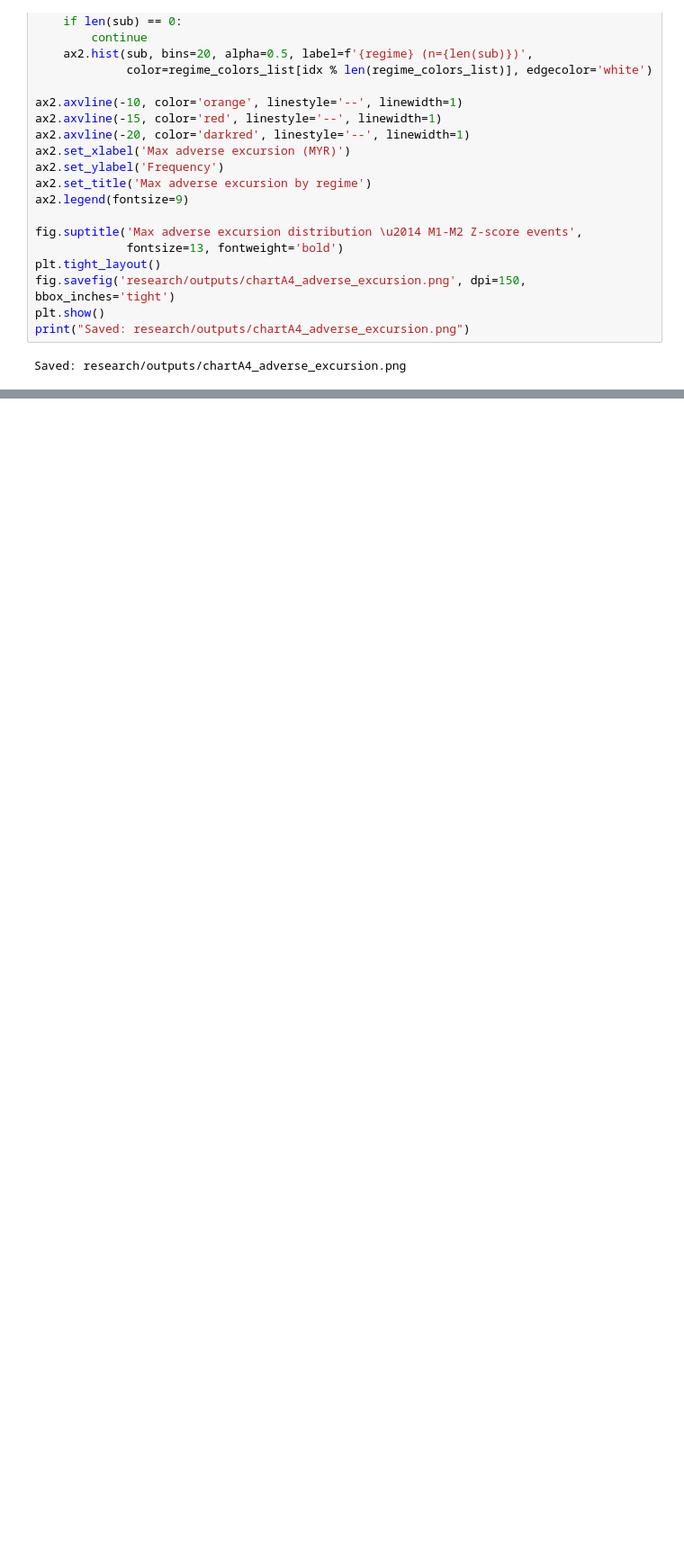
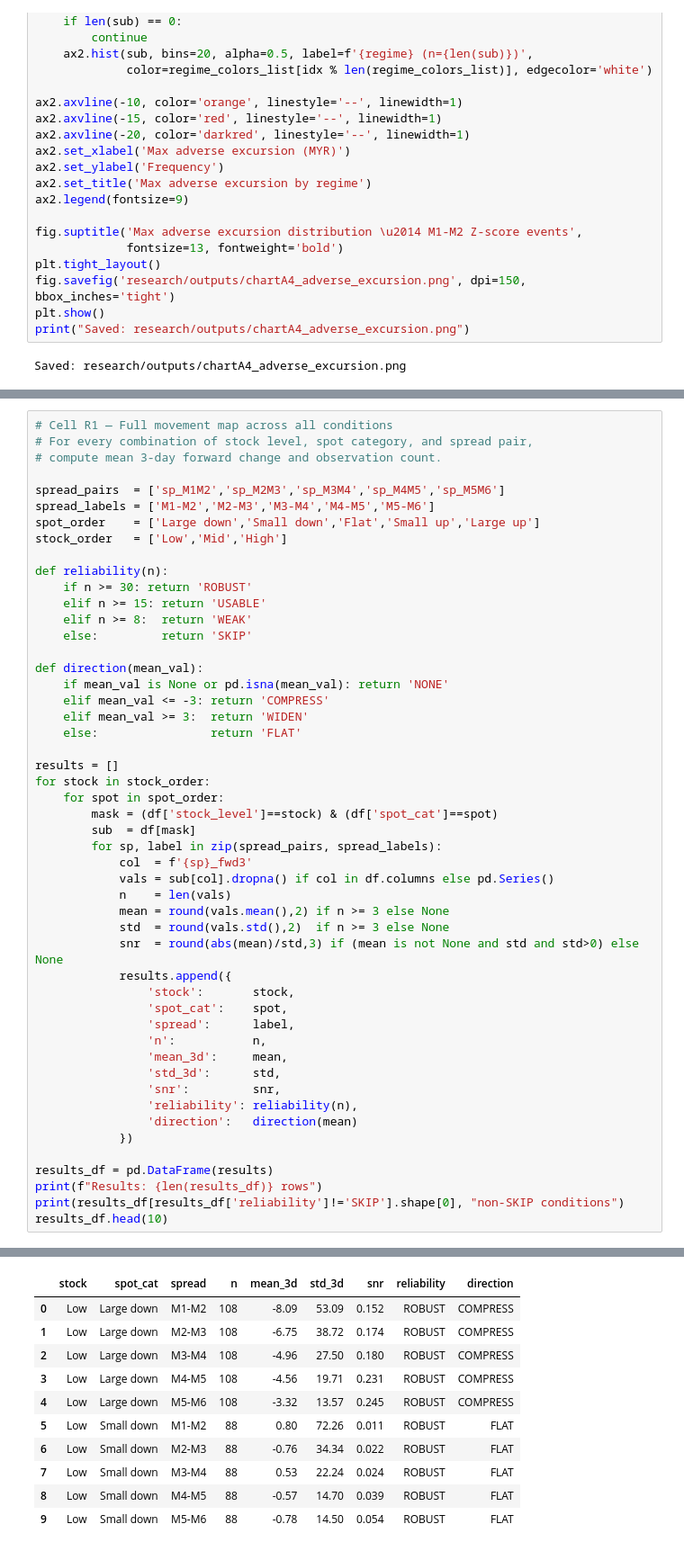
Before and after one commit to xhavier28/FCPO-Dashboard, a Jupyter notebook: research/FCPO_Spread_Research.ipynb, the cells around one changed output, grey strips where cells are left out. Shown at 90% size. Cells and saved outputs as stored; diff of their text form; blank space fills up the shorter version.

```diff
--- a/research/FCPO_Spread_Research.ipynb
+++ b/research/FCPO_Spread_Research.ipynb
@@ -2670,3 +2670,54 @@ display(Markdown(summary))
 | Exit target | |Z| < 0.5 |
 | Max holding period | 18 trading days |
 | Stop loss | 85 MYR adverse move |
+# %%
+# Cell R1 — Full movement map across all conditions
+# For every combination of stock level, spot category, and spread pair,
+# compute mean 3-day forward change and observation count.
+
+spread_pairs  = ['sp_M1M2','sp_M2M3','sp_M3M4','sp_M4M5','sp_M5M6']
+spread_labels = ['M1-M2','M2-M3','M3-M4','M4-M5','M5-M6']
+spot_order    = ['Large down','Small down','Flat','Small up','Large up']
+stock_order   = ['Low','Mid','High']
+
+def reliability(n):
+    if n >= 30: return 'ROBUST'
+    elif n >= 15: return 'USABLE'
+    elif n >= 8:  return 'WEAK'
+    else:         return 'SKIP'
+
+def direction(mean_val):
+    if mean_val is None or pd.isna(mean_val): return 'NONE'
+    elif mean_val <= -3: return 'COMPRESS'
+    elif mean_val >= 3:  return 'WIDEN'
+    else:                return 'FLAT'
+
+results = []
+for stock in stock_order:
+    for spot in spot_order:
+        mask = (df['stock_level']==stock) & (df['spot_cat']==spot)
+        sub  = df[mask]
+        for sp, label in zip(spread_pairs, spread_labels):
+            col  = f'{sp}_fwd3'
+            vals = sub[col].dropna() if col in df.columns else pd.Series()
+            n    = len(vals)
+            mean = round(vals.mean(),2) if n >= 3 else None
+            std  = round(vals.std(),2)  if n >= 3 else None
+            snr  = round(abs(mean)/std,3) if (mean is not None and std and std>0) else None
+            results.append({
+                'stock':       stock,
+                'spot_cat':    spot,
+                'spread':      label,
+                'n':           n,
+                'mean_3d':     mean,
+                'std_3d':      std,
+                'snr':         snr,
+                'reliability': reliability(n),
+                'direction':   direction(mean)
+            })
+
+results_df = pd.DataFrame(results)
+print(f"Results: {len(results_df)} rows")
+print(results_df[results_df['reliability']!='SKIP'].shape[0], "non-SKIP conditions")
+results_df.head(10)
+# %% [output]
@@ -2672,0 +2726,11 @@ display(Markdown(summary))
+|  | stock | spot_cat | spread | n | mean_3d | std_3d | snr | reliability | direction |
+| 0 | Low | Large down | M1-M2 | 108 | -8.09 | 53.09 | 0.152 | ROBUST | COMPRESS |
+| 1 | Low | Large down | M2-M3 | 108 | -6.75 | 38.72 | 0.174 | ROBUST | COMPRESS |
+| 2 | Low | Large down | M3-M4 | 108 | -4.96 | 27.50 | 0.180 | ROBUST | COMPRESS |
+| 3 | Low | Large down | M4-M5 | 108 | -4.56 | 19.71 | 0.231 | ROBUST | COMPRESS |
+| 4 | Low | Large down | M5-M6 | 108 | -3.32 | 13.57 | 0.245 | ROBUST | COMPRESS |
+| 5 | Low | Small down | M1-M2 | 88 | 0.80 | 72.26 | 0.011 | ROBUST | FLAT |
+| 6 | Low | Small down | M2-M3 | 88 | -0.76 | 34.34 | 0.022 | ROBUST | FLAT |
+| 7 | Low | Small down | M3-M4 | 88 | 0.53 | 22.24 | 0.024 | ROBUST | FLAT |
+| 8 | Low | Small down | M4-M5 | 88 | -0.57 | 14.70 | 0.039 | ROBUST | FLAT |
+| 9 | Low | Small down | M5-M6 | 88 | -0.78 | 14.50 | 0.054 | ROBUST | FLAT |
```
Also changed, not shown: parts of 32 cells of this notebook, 1 other file.
